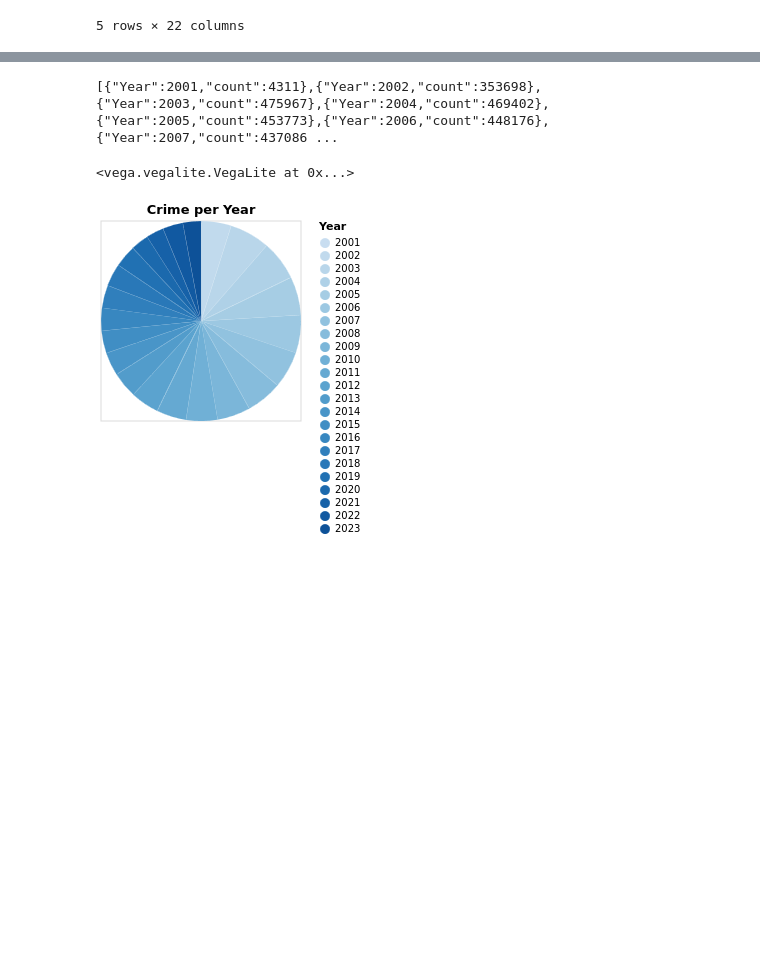
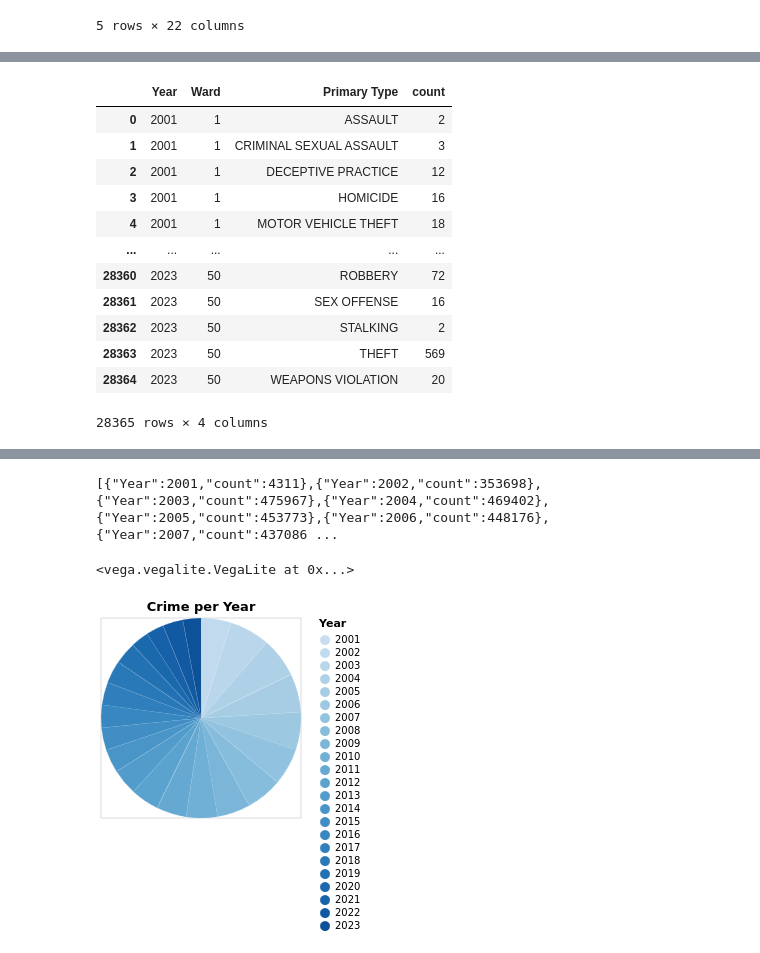
Before and after one commit to WSBTM95/visualWebsite, a Jupyter notebook: Assignment 3.ipynb, the cells around one changed output, grey strips where cells are left out. Cells and saved outputs as stored; diff of their text form; code cells hidden in the pictures; blank space fills up the shorter version.

```diff
--- a/Assignment 3.ipynb
+++ b/Assignment 3.ipynb
@@ -264,0 +285,17 @@ vte(heatDSpec)
+# %%
+filterTypes = cdfc[["Primary Type", "Ward", "count", "Year"]].groupby(["Year", "Ward", "Primary Type"]).count().reset_index()
+filterTypes
+# %% [output]
+|  | Year | Ward | Primary Type | count |
+| 0 | 2001 | 1 | ASSAULT | 2 |
+| 1 | 2001 | 1 | CRIMINAL SEXUAL ASSAULT | 3 |
+| 2 | 2001 | 1 | DECEPTIVE PRACTICE | 12 |
+| 3 | 2001 | 1 | HOMICIDE | 16 |
+| 4 | 2001 | 1 | MOTOR VEHICLE THEFT | 18 |
+| ... | ... | ... | ... | ... |
+| 28360 | 2023 | 50 | ROBBERY | 72 |
+| 28361 | 2023 | 50 | SEX OFFENSE | 16 |
+| 28362 | 2023 | 50 | STALKING | 2 |
+| 28363 | 2023 | 50 | THEFT | 569 |
+| 28364 | 2023 | 50 | WEAPONS VIOLATION | 20 |
+28365 rows × 4 columns
```
Also changed, not shown: parts of 10 cells of this notebook, 6 other files.
